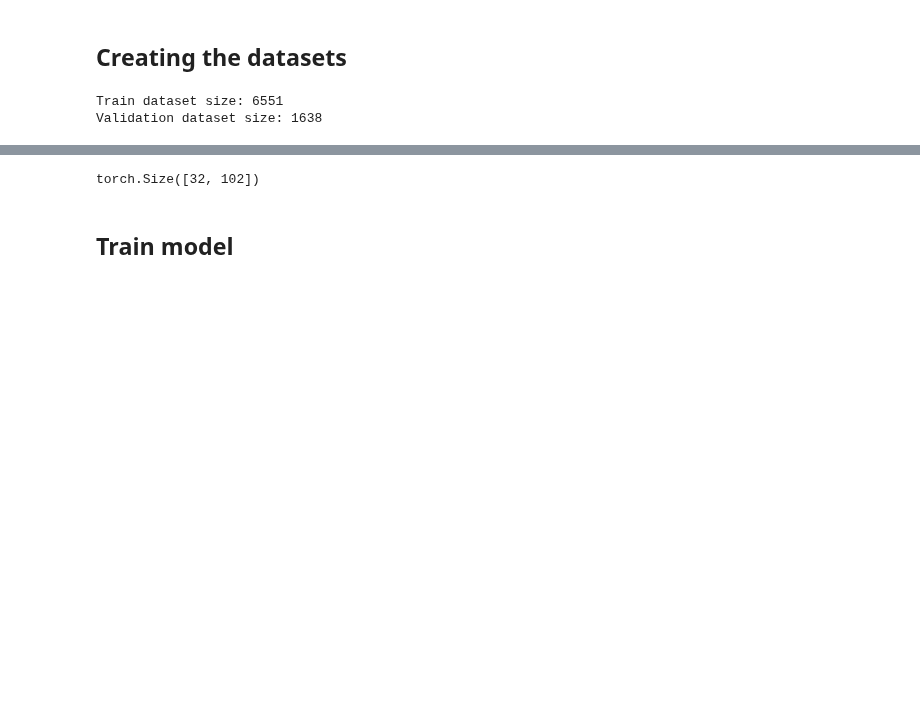
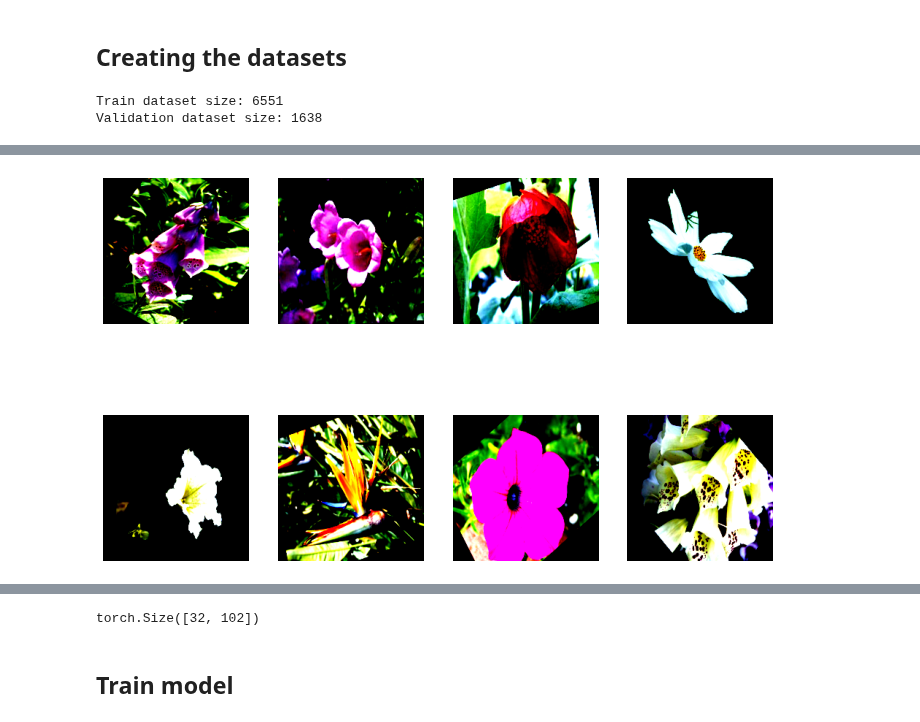
Before and after one commit to Baccega/flower-classifier, a Jupyter notebook: flower-classifier.ipynb, the cells around one changed output, grey strips where cells are left out. Drawn from its saved outputs; the diff is of its cells as text; code cells hidden in the pictures; blank space fills up the shorter version.

Commit message:
:sparkles: Add custom dataset

```diff
--- a/flower-classifier.ipynb
+++ b/flower-classifier.ipynb
@@ -21,6 +21,8 @@ import json
 import os
 import copy
 import matplotlib.pyplot as plt
+import skimage.io as skio
+
 # import seaborn as sns
 import numpy as np
 from PIL import Image
@@ -29,18 +31,19 @@ from torch import nn, optim
 import torch.nn.functional as F
 import torch.utils.data as data
 from torch.utils.data import Dataset
-from torch.optim import lr_scheduler
 from torch.autograd import Variable
-from torchvision import datasets, models, transforms
+from torchvision import datasets, transforms
 
 # --- CONSTANTS AND HYPERPARAMETERS ---
 
 SEED = 151836
-CROPPED_IMAGES_SIZE = 224
+DATASET_SPLIT = 0.8  # Get 80% of dataset for training, the rest for validating
 
-DATASET_SPLIT = 0.8         # Get 80% of dataset for training, the rest for validating
-BATCH_SIZE = 32
-N_EPOCHS = 25
+BATCH_SIZE = 64
+N_EPOCHS = 4
+HIDDEN_LAYERS_OUTPUT_CHANNELS = [8, 16]
+CROPPED_IMAGES_SIZE = 200
+LEARNING_RATE = 0.001
 
 # Assets location
 
@@ -113,54 +126,68 @@ Done - label reference creation
 # %% [markdown]
 ## Creating the datasets
 # %%
-class TransformDataset(Dataset):
-    def __init__(self, subset, transform=None):
-        self.subset = subset
+class FlowerDateset(Dataset):
+    def __init__(self, metadata, transform=None):
+        self.metadata = metadata
         self.transform = transform
 
     def __getitem__(self, index):
-        x, y = self.subset[index]
+        image_path = self.metadata.iloc[index, 0]
+        image = skio.imread("{}/{}".format(RAW_DATASET_IMAGES_FOLDER, image_path))
+        label = torch.tensor(int(self.metadata.iloc[index, 1]))
+        label = F.one_hot(label, num_classes=102)
+        label = label.float()
         if self.transform:
-            x = self.transform(x)
-        return x, y
+            image = self.transform(image)
+
+        return (image, label)
 
     def __len__(self):
-        return len(self.subset)
+        return len(self.metadata)
 
 
-dataset = datasets.ImageFolder(DATASET_IMAGES_FOLDER)
+transform = transforms.Compose(
+    [
+        transforms.ToPILImage(),
+        transforms.RandomRotation(45),
+        transforms.RandomHorizontalFlip(),
+        transforms.Resize((CROPPED_IMAGES_SIZE, CROPPED_IMAGES_SIZE)),
+        # transforms.CenterCrop(CROPPED_IMAGES_SIZE),
+        transforms.ToTensor(),
+        transforms.Normalize([0.485, 0.456, 0.406], [0.229, 0.224, 0.225]),
+    ]
+)
+
+
+dataset = FlowerDateset(metadata, transform=transform)
 
 train_set_size = int(len(dataset) * DATASET_SPLIT)
 valid_set_size = len(dataset) - train_set_size
 
-untransformed_train_dataset, untransformed_validation_dataset = data.random_split(dataset, [train_set_size, valid_set_size])
-
-train_dataset = TransformDataset(
-    untransformed_train_dataset, transform=transforms.Compose([
-        transforms.RandomRotation(45),
-        transforms.RandomResizedCrop(CROPPED_IMAGES_SIZE),
-        transforms.RandomHorizontalFlip(),
-        transforms.ToTensor(),
-        transforms.Normalize([0.485, 0.456, 0.406],
-                             [0.229, 0.224, 0.225])
-    ])
-)
-validation_dataset = TransformDataset(
-    untransformed_validation_dataset, transform=transforms.Compose([
-        transforms.Resize(256),
-        transforms.CenterCrop(CROPPED_IMAGES_SIZE),
-        transforms.ToTensor(),
-        transforms.Normalize([0.485, 0.456, 0.406],
-                             [0.229, 0.224, 0.225])
-    ])
+train_dataset, validation_dataset = data.random_split(
+    dataset, [train_set_size, valid_set_size]
 )
 
-train_dataloader = torch.utils.data.DataLoader(train_dataset, batch_size=BATCH_SIZE, shuffle=True)
-validation_dataloader = torch.utils.data.DataLoader(validation_dataset, batch_size=BATCH_SIZE, shuffle=True)
+train_dataloader = data.DataLoader(train_dataset, batch_size=BATCH_SIZE, shuffle=True)
+validation_dataloader = data.DataLoader(
+    validation_dataset, batch_size=BATCH_SIZE, shuffle=True
+)
 
 print("Train dataset size: {}".format(len(train_dataset)))
 print("Validation dataset size: {}".format(len(validation_dataset)))
-# TODO: print transformed images
+
+n_rows = 2
+n_cols = 4
+
+for x, y in train_dataloader:
+    x = x.to(device)
+    fig, ax = plt.subplots(nrows=n_rows, ncols=n_cols, figsize=(12, 8))
+    for i in range(n_rows):
+        for j in range(n_cols):
+            ax[i, j].imshow(x[(i * n_cols) + j].cpu().permute(1,2,0))
+            ax[i, j].axis("off")
+            #ax[i, j].set_title(labelReference[label])
+    break
 # %% [output]
 Train dataset size: 6551
 Validation dataset size: 1638
@@ -167,3 +202,4 @@ Validation dataset size: 1638
+[figure, added]
 # %% [markdown]
 ## Creating the model
 
```
Also changed, not shown: parts of 5 cells of this notebook, 1 other file.
